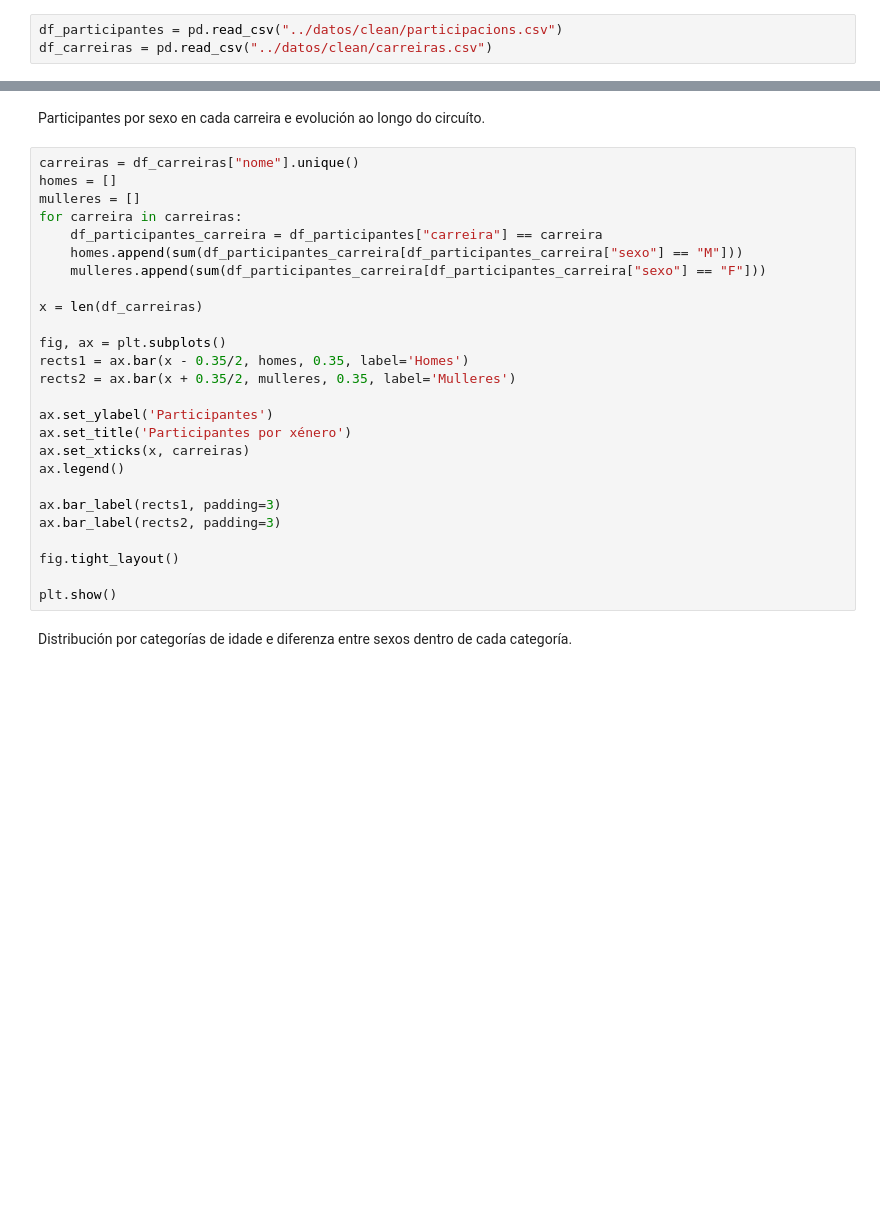
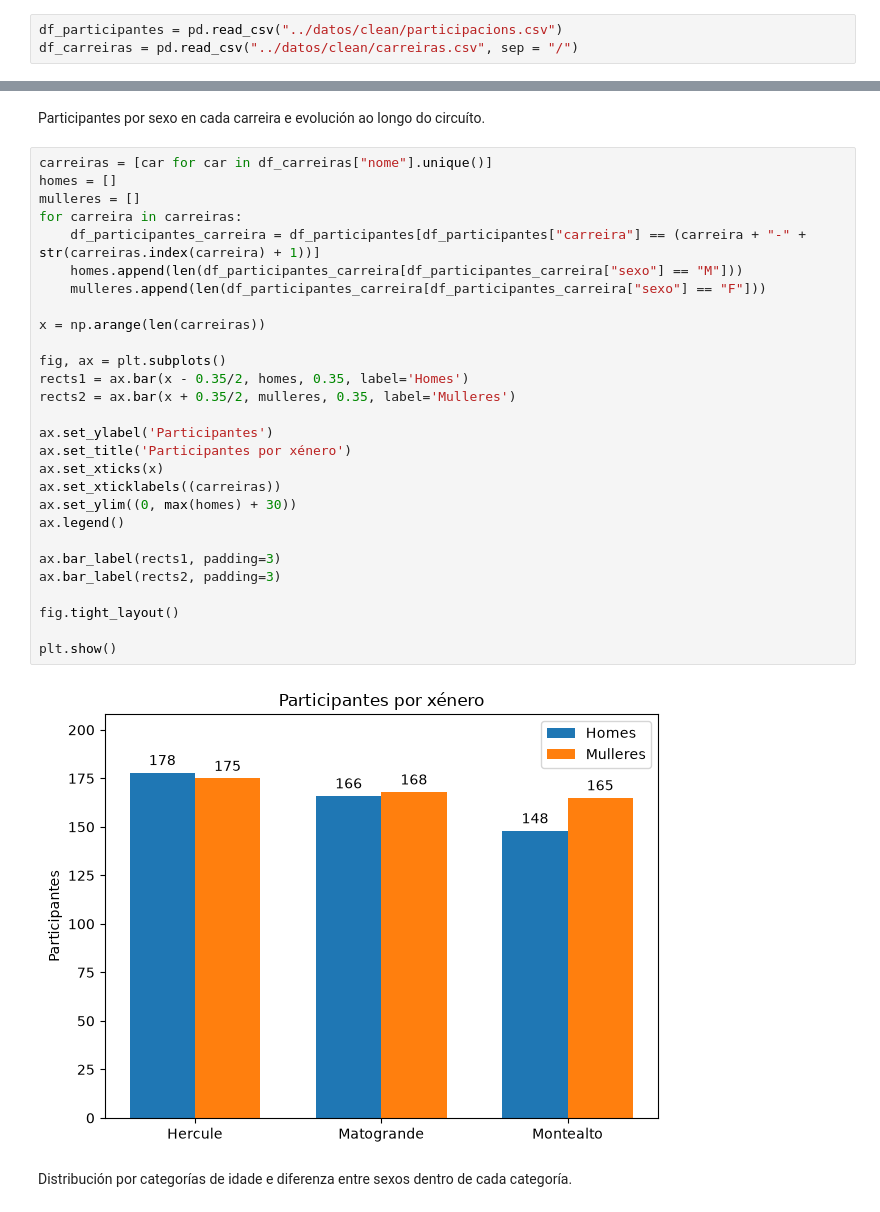
Before and after one commit to nicolasjimenezfdwirtz2627-ai/scrapping-coruna-corre, a Jupyter notebook: notebooks/analise.ipynb, the cells around one changed output, grey strips where cells are left out. Saved outputs shown, nothing was run; the diff lists cells and outputs as text; blank space fills up the shorter version.

Commit message:
WIP Correxidos varios erros nas funcions e mellorada a visualizacion de matplotlib.

```diff
--- a/notebooks/analise.ipynb
+++ b/notebooks/analise.ipynb
@@ -4,4 +5,4 @@ import pandas            as pd
 import matplotlib.pyplot as plt
 # %%
 df_participantes = pd.read_csv("../datos/clean/participacions.csv")
-df_carreiras = pd.read_csv("../datos/clean/carreiras.csv")
+df_carreiras = pd.read_csv("../datos/clean/carreiras.csv", sep = "/")
@@ -8,31 +18,35 @@ df_carreiras = pd.read_csv("../datos/clean/carreiras.csv")
 # %% [markdown]
 Participantes por sexo en cada carreira e evolución ao longo do circuíto.
 # %%
-carreiras = df_carreiras["nome"].unique()
+carreiras = [car for car in df_carreiras["nome"].unique()]
 homes = []
 mulleres = []
 for carreira in carreiras:
-    df_participantes_carreira = df_participantes["carreira"] == carreira
-    homes.append(sum(df_participantes_carreira[df_participantes_carreira["sexo"] == "M"]))
-    mulleres.append(sum(df_participantes_carreira[df_participantes_carreira["sexo"] == "F"]))
+    df_participantes_carreira = df_participantes[df_participantes["carreira"] == (carreira + "-" + str(carreiras.index(carreira) + 1))]
+    homes.append(len(df_participantes_carreira[df_participantes_carreira["sexo"] == "M"]))
+    mulleres.append(len(df_participantes_carreira[df_participantes_carreira["sexo"] == "F"]))
 
-x = len(df_carreiras)
+x = np.arange(len(carreiras))
 
 fig, ax = plt.subplots()
 rects1 = ax.bar(x - 0.35/2, homes, 0.35, label='Homes')
 rects2 = ax.bar(x + 0.35/2, mulleres, 0.35, label='Mulleres')
 
 ax.set_ylabel('Participantes')
 ax.set_title('Participantes por xénero')
-ax.set_xticks(x, carreiras)
+ax.set_xticks(x)
+ax.set_xticklabels((carreiras))
+ax.set_ylim((0, max(homes) + 30))
 ax.legend()
 
 ax.bar_label(rects1, padding=3)
 ax.bar_label(rects2, padding=3)
 
 fig.tight_layout()
 
 plt.show()
+# %% [output]
+[figure, added]
 # %% [markdown]
 Distribución por categorías de idade e diferenza entre sexos dentro de cada categoría.
 # %%
```
Also changed, not shown: parts of 10 cells of this notebook.
